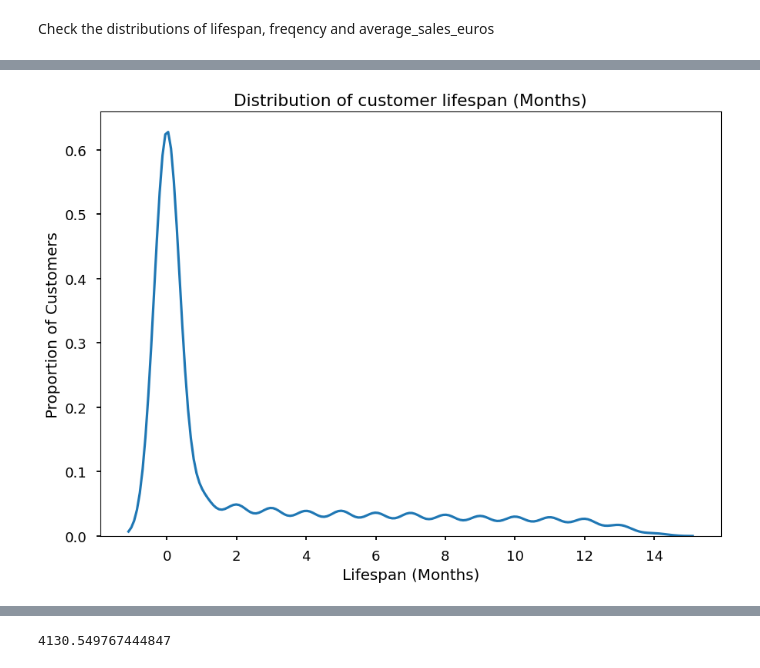
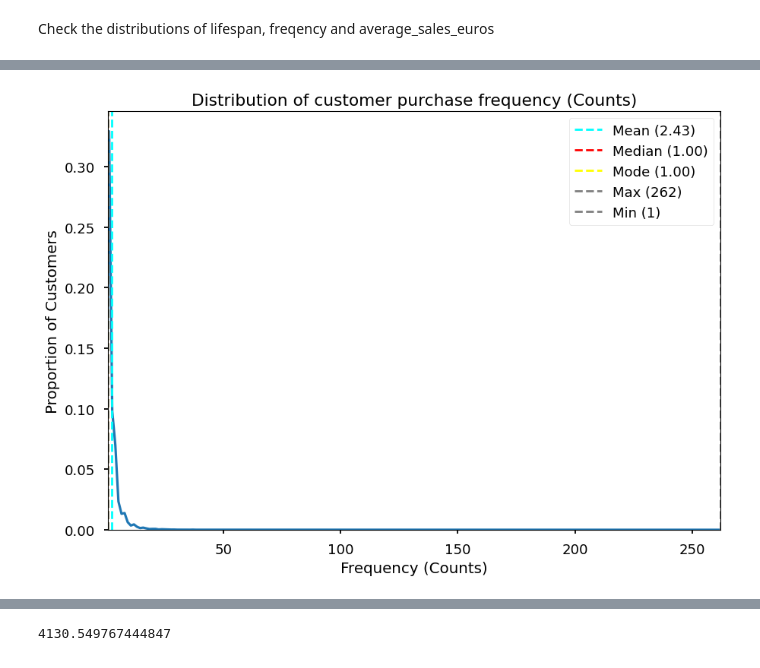
Before and after one commit to kennedyopokuasare/ResqCLV, a Jupyter notebook: customer-lifetime-value-analysis.ipynb, the cells around one changed output, grey strips where cells are left out. Drawn from its saved outputs; the diff is of its cells as text; code cells hidden in the pictures.

```diff
--- a/customer-lifetime-value-analysis.ipynb
+++ b/customer-lifetime-value-analysis.ipynb
@@ -225,8 +321,9 @@ plt.show()
 # %%
-sns.kdeplot(x=lfs["lifespan"])
-plt.xlabel("Lifespan (Months)")
-plt.ylabel("Proportion of Customers")
-plt.title("Distribution of customer lifespan (Months)")
-plt.show()
+show_dist_plot(
+    var_data=lfs["frequency"],
+    xlabel="Frequency (Counts)",
+    ylabel="Proportion of Customers",
+    title="Distribution of customer purchase frequency (Counts)",
+)
 # %% [output]
-[figure, old version]
+[figure, new version]
```
Also changed, not shown: parts of 29 cells of this notebook, 2 other files.
